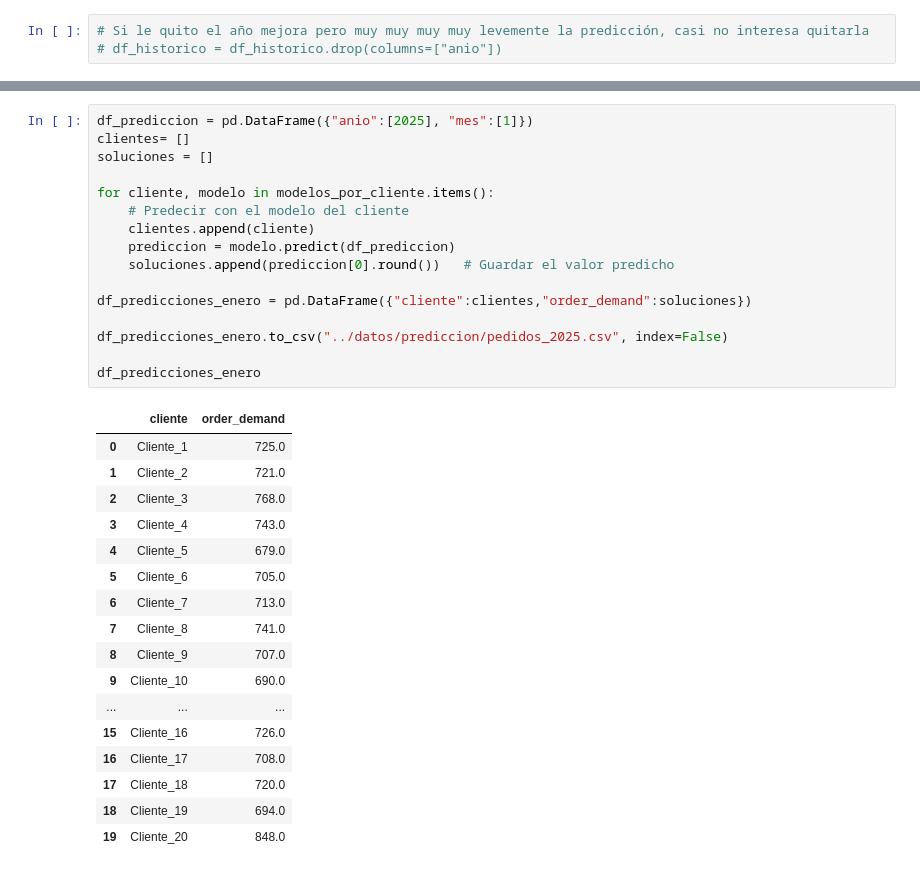
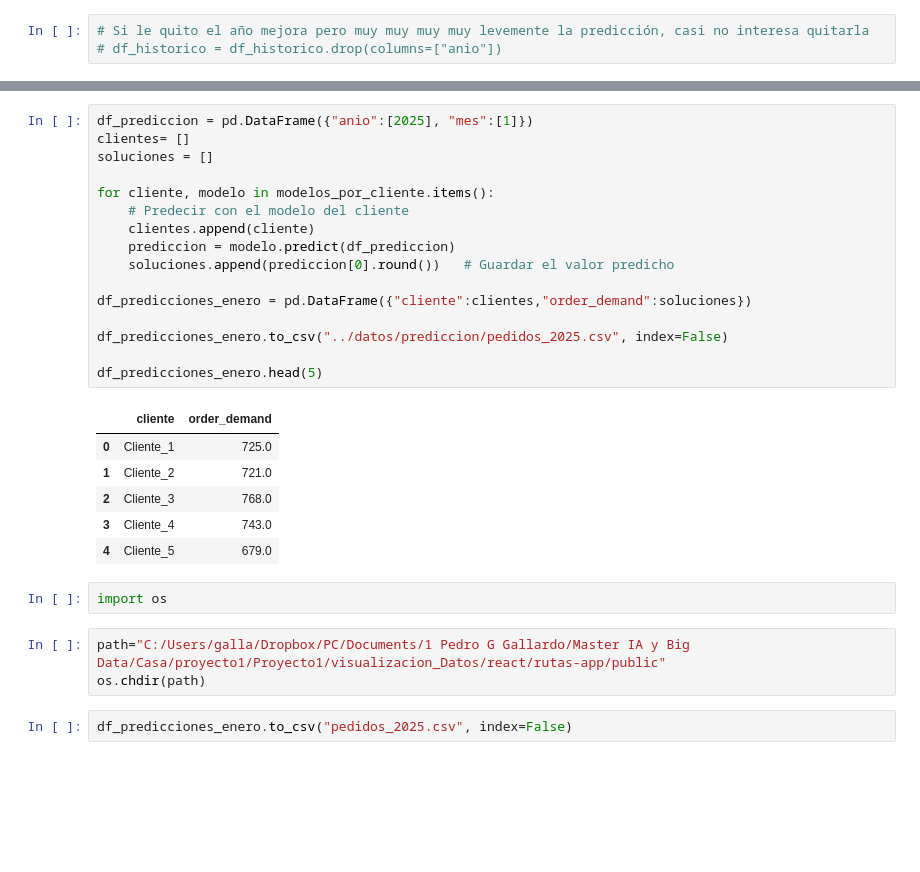
Before and after one commit to ProyectosMaster/Proyecto1, a Jupyter notebook: modelos/predicciones_enero2025.ipynb, the cells around one changed output, grey strips where cells are left out. Drawn from its saved outputs; the diff is of its cells as text; blank space fills up the shorter version.

Commit message:
Tabla predicciones

```diff
--- a/modelos/predicciones_enero2025.ipynb
+++ b/modelos/predicciones_enero2025.ipynb
@@ -154,34 +154,30 @@ Cliente_2,
 # %%
 df_prediccion = pd.DataFrame({"anio":[2025], "mes":[1]})
 clientes= []
 soluciones = []
 
 for cliente, modelo in modelos_por_cliente.items():
     # Predecir con el modelo del cliente
     clientes.append(cliente)
     prediccion = modelo.predict(df_prediccion)
     soluciones.append(prediccion[0].round())   # Guardar el valor predicho
 
 df_predicciones_enero = pd.DataFrame({"cliente":clientes,"order_demand":soluciones})
 
 df_predicciones_enero.to_csv("../datos/prediccion/pedidos_2025.csv", index=False)
 
-df_predicciones_enero
+df_predicciones_enero.head(5)
 # %% [output]
 |  | cliente | order_demand |
 | 0 | Cliente_1 | 725.0 |
 | 1 | Cliente_2 | 721.0 |
 | 2 | Cliente_3 | 768.0 |
 | 3 | Cliente_4 | 743.0 |
 | 4 | Cliente_5 | 679.0 |
-| 5 | Cliente_6 | 705.0 |
-| 6 | Cliente_7 | 713.0 |
-| 7 | Cliente_8 | 741.0 |
-| 8 | Cliente_9 | 707.0 |
-| 9 | Cliente_10 | 690.0 |
-| ... | ... | ... |
-| 15 | Cliente_16 | 726.0 |
-| 16 | Cliente_17 | 708.0 |
-| 17 | Cliente_18 | 720.0 |
-| 18 | Cliente_19 | 694.0 |
-| 19 | Cliente_20 | 848.0 |
+# %%
+import os
+# %%
+path="C:/Users/galla/Dropbox/PC/Documents/1 Pedro G Gallardo/Master IA y Big Data/Casa/proyecto1/Proyecto1/visualizacion_Datos/react/rutas-app/public"
+os.chdir(path)
+# %%
+df_predicciones_enero.to_csv("pedidos_2025.csv", index=False)
```
Also changed, not shown: 14 other files.
